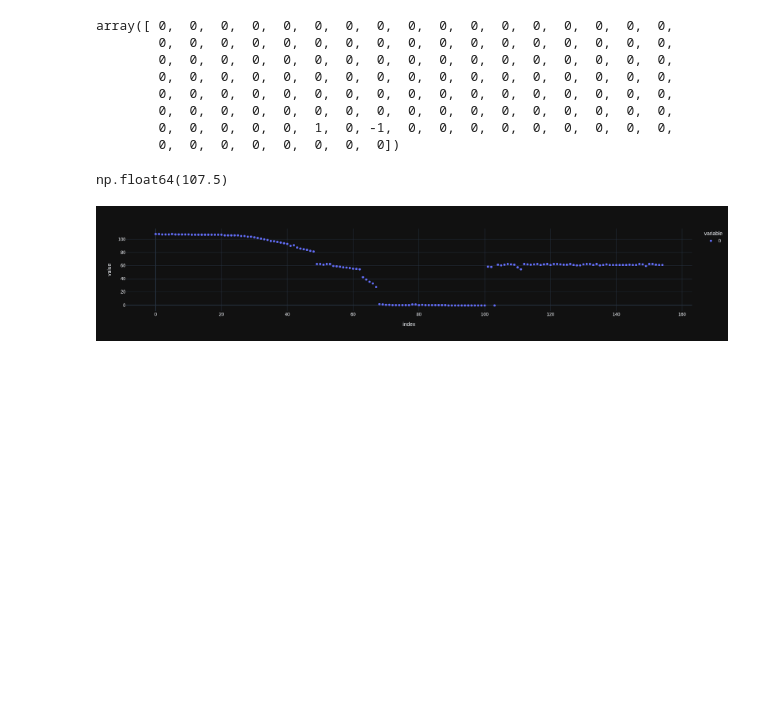
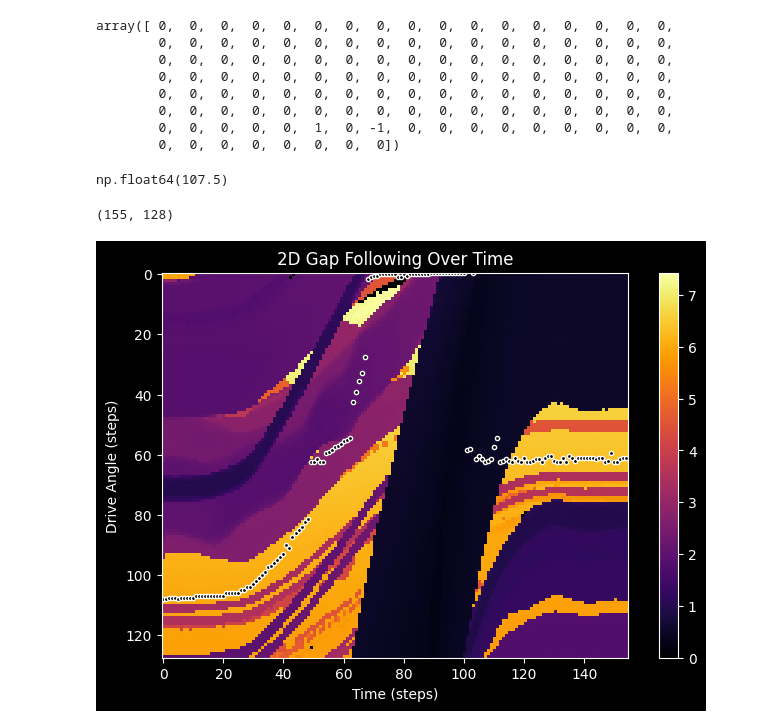
Before and after one commit to hackowitz/cs6300-lab-4, a Jupyter notebook: exploratory.ipynb, the cells around one changed output. Cells and saved outputs as stored; diff of their text form; code cells hidden in the pictures; blank space fills up the shorter version.

```diff
--- a/exploratory.ipynb
+++ b/exploratory.ipynb
@@ -224,7 +229,22 @@ class BestDirectionFinder:
 finder = BestDirectionFinder(nsamples=128)
 # %%
 drive_angle = [finder.get_drive_angle(r) for r in tqdm(rs)]
-# %%
-px.scatter(drive_angle)
-# %% [output]
-[figure, removed]
+# %%
+rs.shape
+# %% [output]
+(155, 128)
+# %%
+X = rs.T
+X[(X < finder.range_min) | (X > finder.range_max)] = np.nan
+
+fig, ax  = plt.subplots(figsize=(8, 5))
+ax.set(xlabel='Time (steps)', ylabel='Drive Angle (steps)', title='2D Gap Following Over Time')
+
+im = ax.imshow(X, cmap='inferno', vmin=0)
+fig.colorbar(im, ax=ax)
+
+ax.scatter(x=range(len(drive_angle)), y=drive_angle, marker='.', c='black', edgecolors='white')
+
+fig.savefig('./resource/drive-strategy.png')
+# %% [output]
+[figure, added]
```
Also changed, not shown: parts of 3 cells of this notebook, 3 other files.
